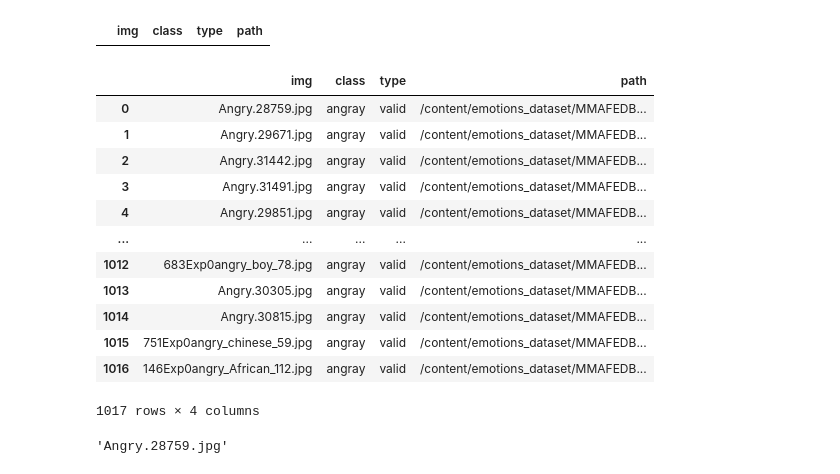
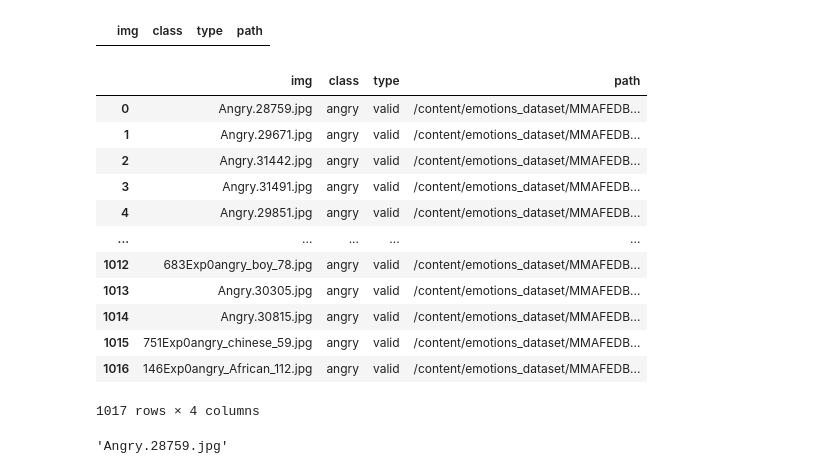
Before and after one commit to imnawar/EmotionRecognition, a Jupyter notebook: YOLO_Label_faces.ipynb, the cells around one changed output. Cells and saved outputs as stored; diff of their text form; code cells hidden in the pictures.

Commit message:
labelling for validition donw 🎊🎉

```diff
--- a/YOLO_Label_faces.ipynb
+++ b/YOLO_Label_faces.ipynb
@@ -321,18 +322,18 @@ valid_df[(valid_df['type'] != 'valid')]
 # %% [output]
 |  | img | class | type | path |
 # %%
-valid_df[(valid_df['class'] == 'angray') & (valid_df['type'] == 'valid')]
+valid_df[(valid_df['class'] == 'angry') & (valid_df['type'] == 'valid')]
 # %% [output]
 |  | img | class | type | path |
-| 0 | Angry.28759.jpg | angray | valid | /content/emotions_dataset/MMAFEDB... |
-| 1 | Angry.29671.jpg | angray | valid | /content/emotions_dataset/MMAFEDB... |
-| 2 | Angry.31442.jpg | angray | valid | /content/emotions_dataset/MMAFEDB... |
-| 3 | Angry.31491.jpg | angray | valid | /content/emotions_dataset/MMAFEDB... |
-| 4 | Angry.29851.jpg | angray | valid | /content/emotions_dataset/MMAFEDB... |
+| 0 | Angry.28759.jpg | angry | valid | /content/emotions_dataset/MMAFEDB... |
+| 1 | Angry.29671.jpg | angry | valid | /content/emotions_dataset/MMAFEDB... |
+| 2 | Angry.31442.jpg | angry | valid | /content/emotions_dataset/MMAFEDB... |
+| 3 | Angry.31491.jpg | angry | valid | /content/emotions_dataset/MMAFEDB... |
+| 4 | Angry.29851.jpg | angry | valid | /content/emotions_dataset/MMAFEDB... |
 | ... | ... | ... | ... | ... |
-| 1012 | 683Exp0angry_boy_78.jpg | angray | valid | /content/emotions_dataset/MMAFEDB... |
-| 1013 | Angry.30305.jpg | angray | valid | /content/emotions_dataset/MMAFEDB... |
-| 1014 | Angry.30815.jpg | angray | valid | /content/emotions_dataset/MMAFEDB... |
-| 1015 | 751Exp0angry_chinese_59.jpg | angray | valid | /content/emotions_dataset/MMAFEDB... |
-| 1016 | 146Exp0angry_African_112.jpg | angray | valid | /content/emotions_dataset/MMAFEDB... |
+| 1012 | 683Exp0angry_boy_78.jpg | angry | valid | /content/emotions_dataset/MMAFEDB... |
+| 1013 | Angry.30305.jpg | angry | valid | /content/emotions_dataset/MMAFEDB... |
+| 1014 | Angry.30815.jpg | angry | valid | /content/emotions_dataset/MMAFEDB... |
+| 1015 | 751Exp0angry_chinese_59.jpg | angry | valid | /content/emotions_dataset/MMAFEDB... |
+| 1016 | 146Exp0angry_African_112.jpg | angry | valid | /content/emotions_dataset/MMAFEDB... |
 1017 rows × 4 columns
```
Also changed, not shown: parts of 35 cells of this notebook.
